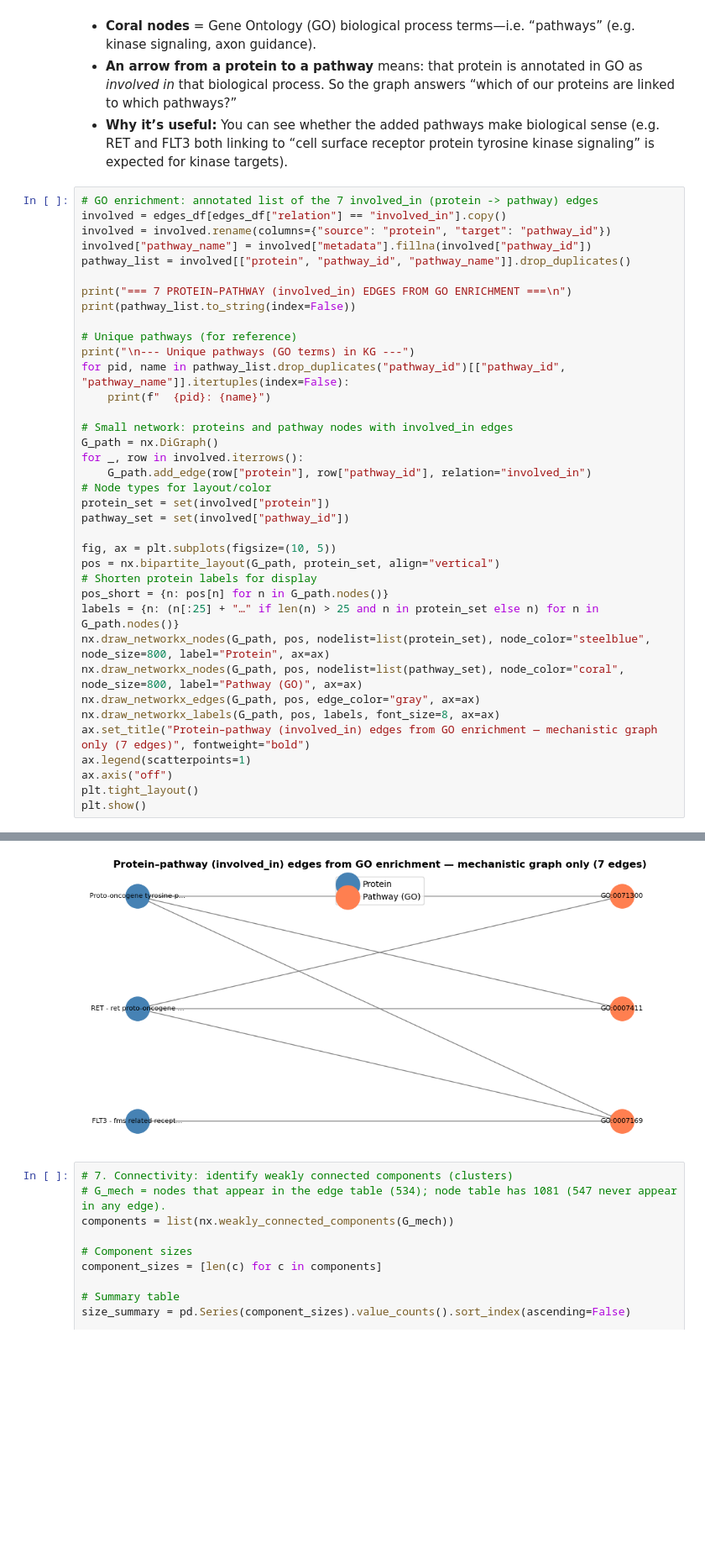
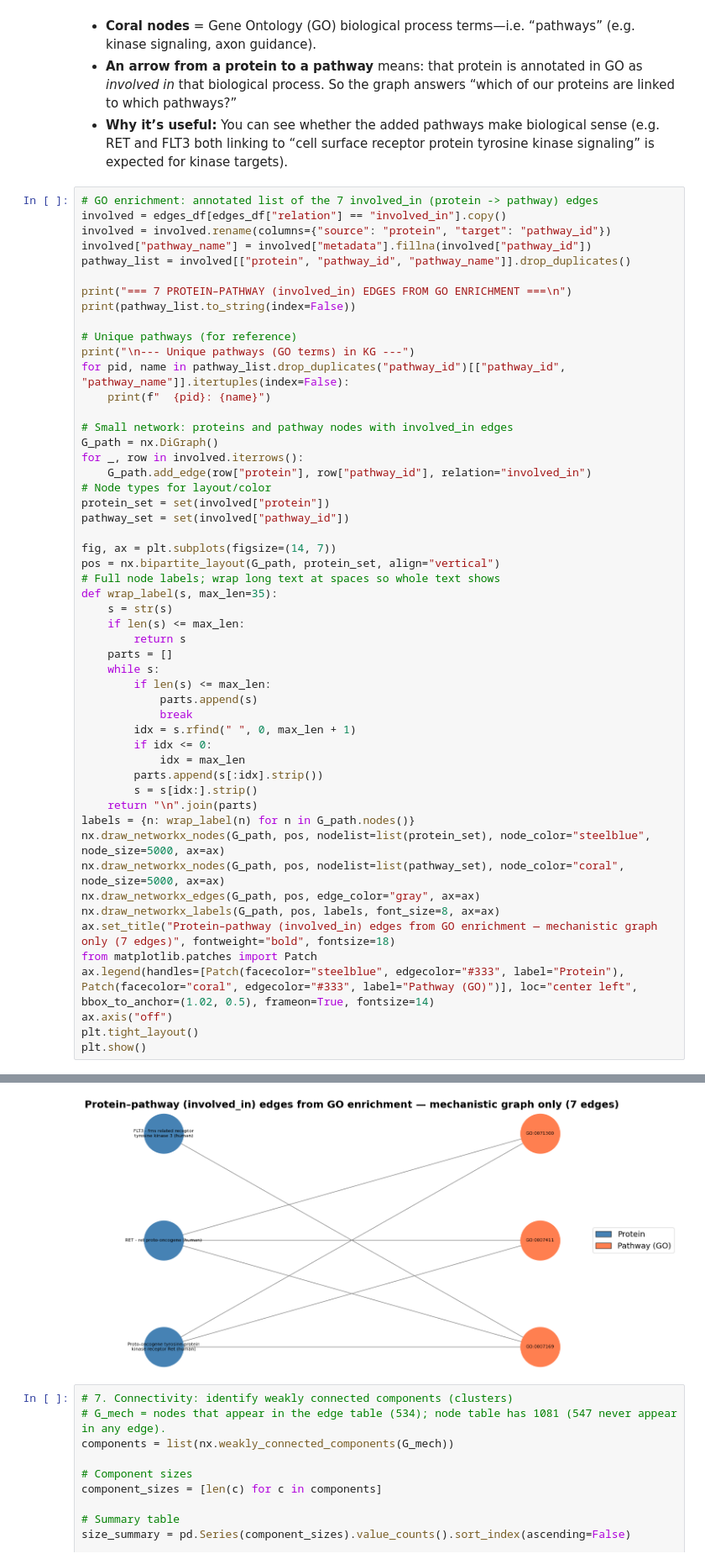
Before and after one commit to Ishaanbal/DSC180B-B23-Knowledge-Graph-and-Biomedical-Ontology, a Jupyter notebook: notebooks/eda.ipynb, the cells around one changed output, grey strips where cells are left out. Shown at 84% size. Drawn from its saved outputs; the diff is of its cells as text; blank space fills up the shorter version.

Commit message:
full kg subset and go enrichment viz added

```diff
--- a/notebooks/eda.ipynb
+++ b/notebooks/eda.ipynb
@@ -417,42 +519,57 @@ for pid, name in pathway_list.drop_duplicates("pathway_id")[["pathway_id", "path
 # Small network: proteins and pathway nodes with involved_in edges
 G_path = nx.DiGraph()
 for _, row in involved.iterrows():
     G_path.add_edge(row["protein"], row["pathway_id"], relation="involved_in")
 # Node types for layout/color
 protein_set = set(involved["protein"])
 pathway_set = set(involved["pathway_id"])
 
-fig, ax = plt.subplots(figsize=(10, 5))
+fig, ax = plt.subplots(figsize=(14, 7))
 pos = nx.bipartite_layout(G_path, protein_set, align="vertical")
-# Shorten protein labels for display
-pos_short = {n: pos[n] for n in G_path.nodes()}
-labels = {n: (n[:25] + "…" if len(n) > 25 and n in protein_set else n) for n in G_path.nodes()}
-nx.draw_networkx_nodes(G_path, pos, nodelist=list(protein_set), node_color="steelblue", node_size=800, label="Protein", ax=ax)
-nx.draw_networkx_nodes(G_path, pos, nodelist=list(pathway_set), node_color="coral", node_size=800, label="Pathway (GO)", ax=ax)
+# Full node labels; wrap long text at spaces so whole text shows
+def wrap_label(s, max_len=35):
+    s = str(s)
+    if len(s) <= max_len:
+        return s
+    parts = []
+    while s:
+        if len(s) <= max_len:
+            parts.append(s)
+            break
+        idx = s.rfind(" ", 0, max_len + 1)
+        if idx <= 0:
+            idx = max_len
+        parts.append(s[:idx].strip())
+        s = s[idx:].strip()
+    return "\n".join(parts)
+labels = {n: wrap_label(n) for n in G_path.nodes()}
+nx.draw_networkx_nodes(G_path, pos, nodelist=list(protein_set), node_color="steelblue", node_size=5000, ax=ax)
+nx.draw_networkx_nodes(G_path, pos, nodelist=list(pathway_set), node_color="coral", node_size=5000, ax=ax)
 nx.draw_networkx_edges(G_path, pos, edge_color="gray", ax=ax)
 nx.draw_networkx_labels(G_path, pos, labels, font_size=8, ax=ax)
-ax.set_title("Protein–pathway (involved_in) edges from GO enrichment — mechanistic graph only (7 edges)", fontweight="bold")
-ax.legend(scatterpoints=1)
+ax.set_title("Protein–pathway (involved_in) edges from GO enrichment — mechanistic graph only (7 edges)", fontweight="bold", fontsize=18)
+from matplotlib.patches import Patch
+ax.legend(handles=[Patch(facecolor="steelblue", edgecolor="#333", label="Protein"), Patch(facecolor="coral", edgecolor="#333", label="Pathway (GO)")], loc="center left", bbox_to_anchor=(1.02, 0.5), frameon=True, fontsize=14)
 ax.axis("off")
 plt.tight_layout()
 plt.show()
 # %% [output]
 === 7 PROTEIN–PATHWAY (involved_in) EDGES FROM GO ENRICHMENT ===
 
                                                     protein pathway_id                                                    pathway_name
                            RET - ret proto-oncogene (human) GO:0007169 cell surface receptor protein tyrosine kinase signaling pathway
                            RET - ret proto-oncogene (human) GO:0007411                                                   axon guidance
       FLT3 - fms related receptor tyrosine kinase 3 (human) GO:0007169 cell surface receptor protein tyrosine kinase signaling pathway
 Proto-oncogene tyrosine-protein kinase receptor Ret (human) GO:0007411                                                   axon guidance
 Proto-oncogene tyrosine-protein kinase receptor Ret (human) GO:0007169 cell surface receptor protein tyrosine kinase signaling pathway
 Proto-oncogene tyrosine-protein kinase receptor Ret (human) GO:0071300                              cellular response to retinoic acid
                            RET - ret proto-oncogene (human) GO:0071300                              cellular response to retinoic acid
 
 --- Unique pathways (GO terms) in KG ---
   GO:0007169: cell surface receptor protein tyrosine kinase signaling pathway
   GO:0007411: axon guidance
   GO:0071300: cellular response to retinoic acid
-[figure, old version]
+[figure, new version]
 # %%
 # 7. Connectivity: identify weakly connected components (clusters)
 # G_mech = nodes that appear in the edge table (534); node table has 1081 (547 never appear in any edge).
```
Also changed, not shown: parts of 2 cells of this notebook.
